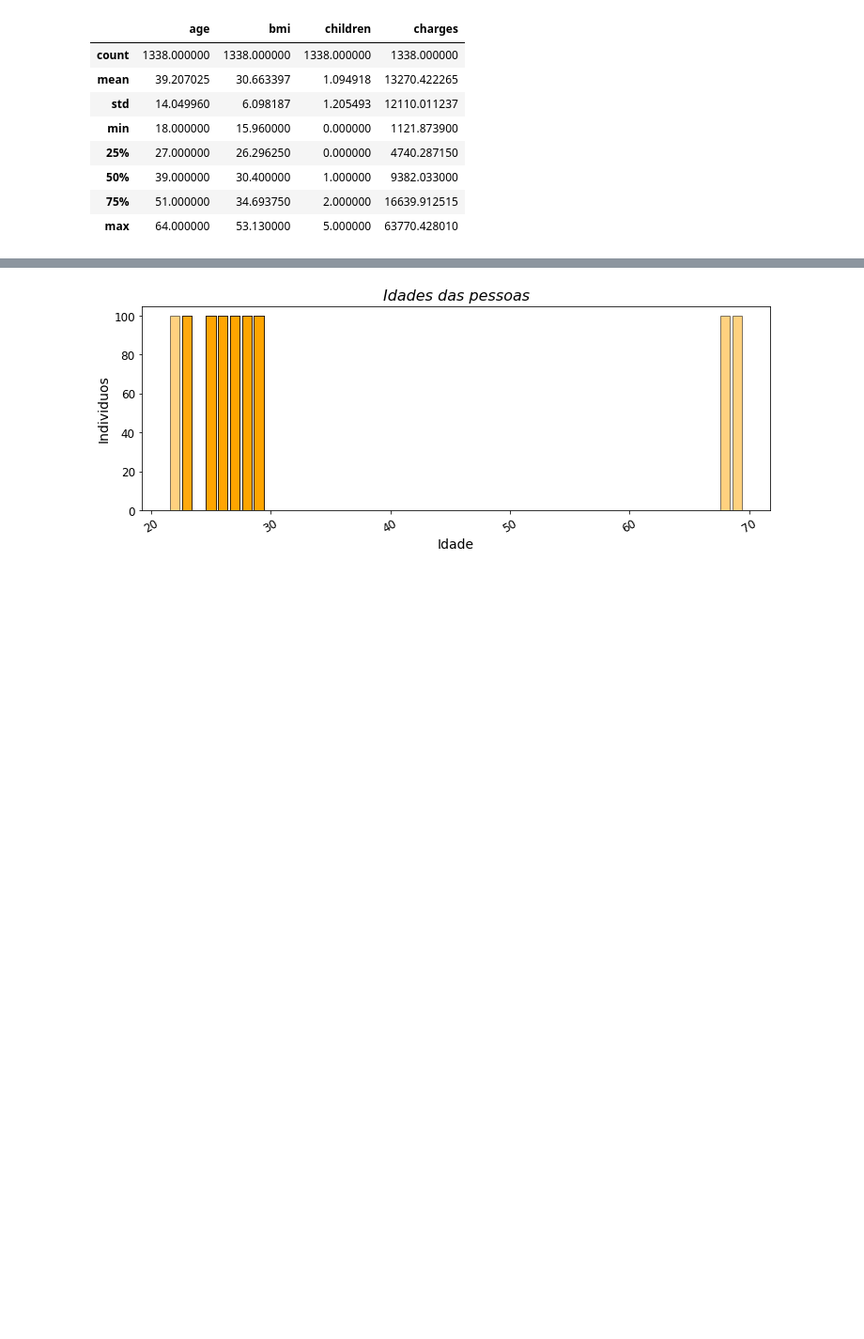
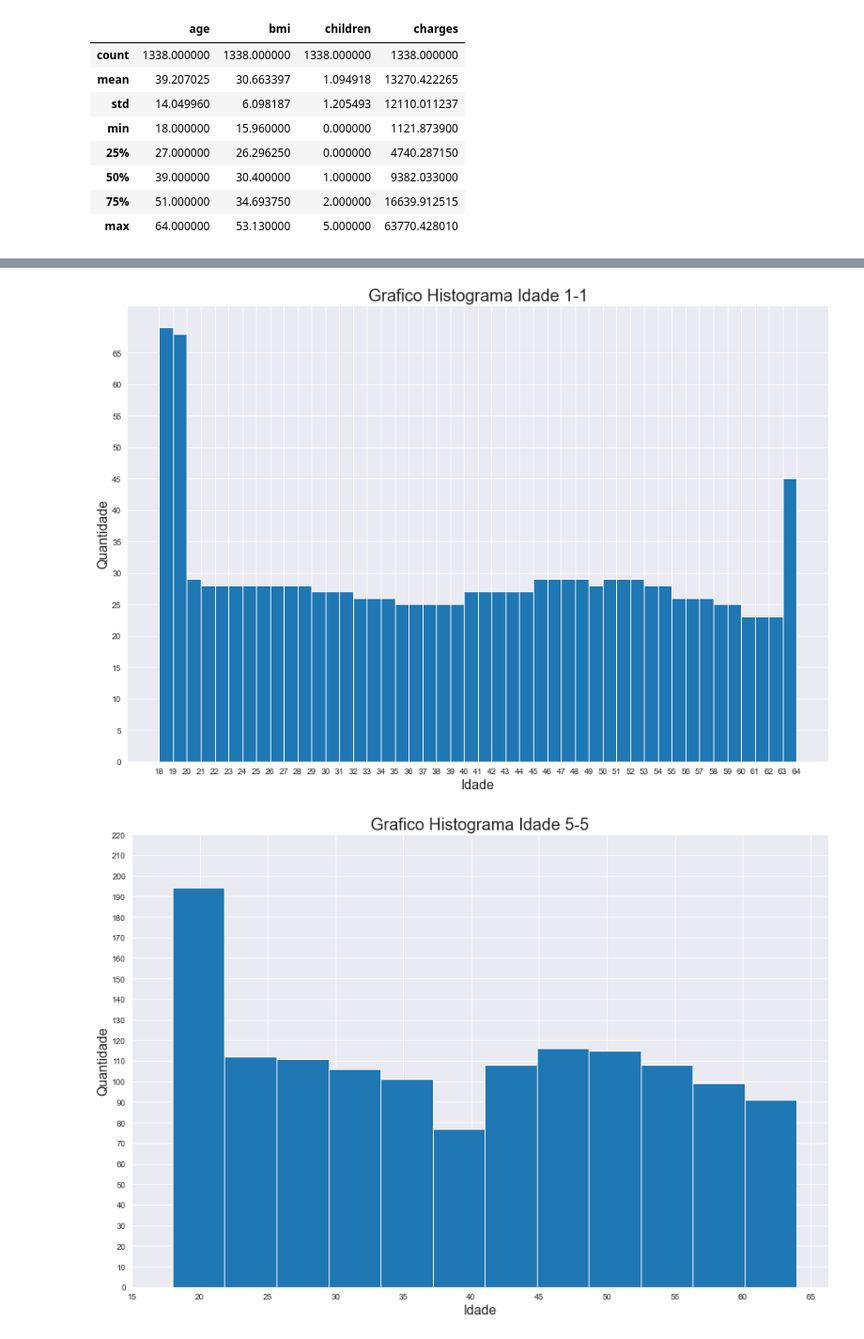
Before and after one commit to KndHvH/367, a Jupyter notebook: FIAP/MachineLearning/checkpoints/2/ML - Checkpoint2e3 - NOME.ipynb, the cells around one changed output, grey strips where cells are left out. Shown: that part at 94% size. Cells and saved outputs as stored; diff of their text form; code cells hidden in the pictures; blank space fills up the shorter version.

```diff
--- a/FIAP/MachineLearning/checkpoints/2/ML - Checkpoint2e3 - NOME.ipynb
+++ b/FIAP/MachineLearning/checkpoints/2/ML - Checkpoint2e3 - NOME.ipynb
@@ -176,15 +169,19 @@ KeyError: 0
-# %%
-fig, ax = plt.subplots(figsize=(12, 4))
-ax.set_title("Idades das pessoas", fontsize=16,
-            fontstyle="italic")
-ax.set_xlabel("Idade", fontsize=14)
-ax.set_ylabel("Individuos", fontsize=14)
-ax.tick_params(axis="x", labelsize=12, rotation=30)
-ax.tick_params(axis="y", labelsize=12)
-
-ax.bar(occur,100, color="orange", edgecolor="k",
-      alpha=0.5)
-
-plt.show()
-# %% [output]
-[figure, removed]
+# %%
+df.hist(column = "age",bins = 46,figsize=(15, 10))
+plt.title("Grafico Histograma Idade 1-1",fontsize=20)
+plt.xticks(range(18,65))
+plt.yticks(range(0,70,5))
+plt.ylabel("Quantidade", fontsize=16)
+plt.xlabel("Idade", fontsize=16)
+plt.show()
+
+df.hist(column = "age",bins = 12,figsize=(15, 10))
+plt.title("Grafico Histograma Idade 5-5",fontsize=20)
+plt.xticks(range(15,70,5))
+plt.yticks(range(0,230,10))
+plt.ylabel("Quantidade", fontsize=16)
+plt.xlabel("Idade", fontsize=16)
+plt.show()
+# %% [output]
+[figure, added]
+[figure, added]
```
Also changed, not shown: parts of 5 cells of this notebook.
